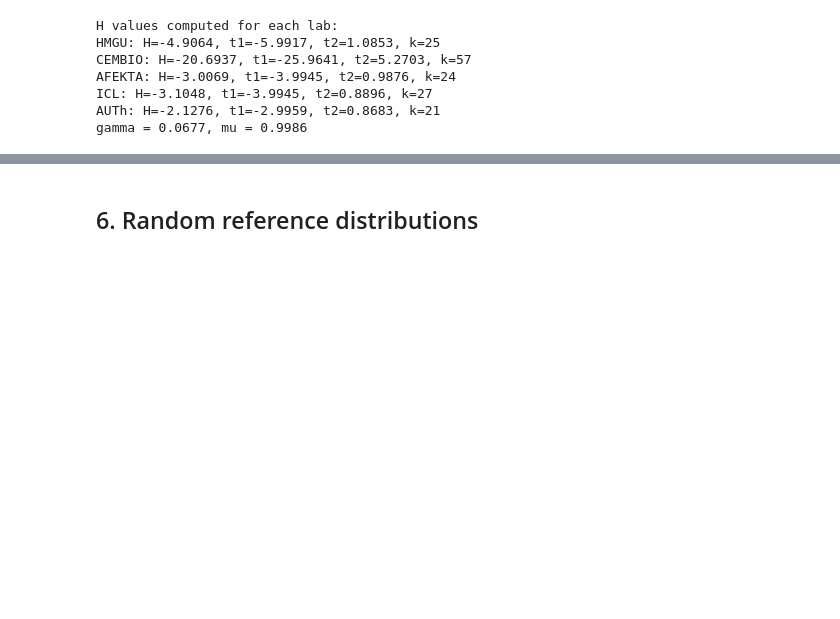
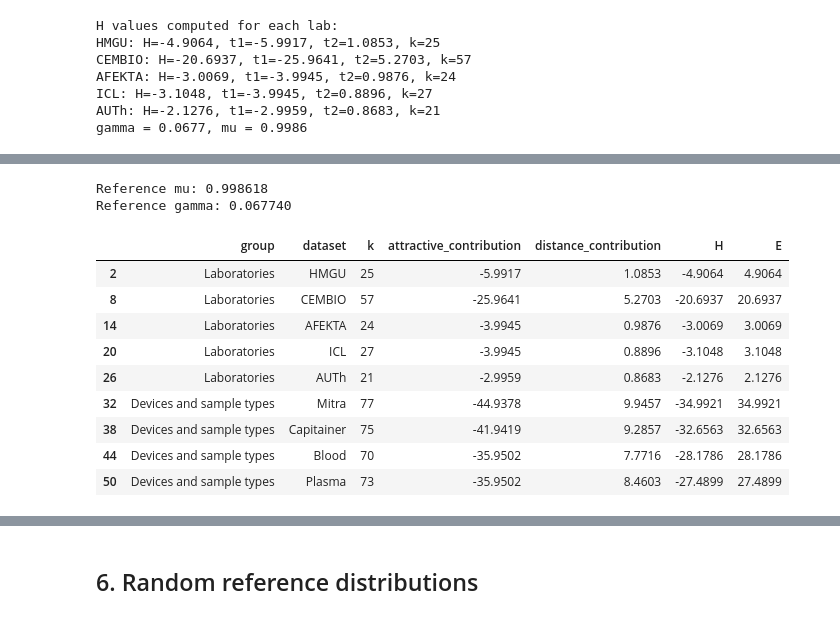
Before and after one commit to SamSaladino/Effective-Topological-Coverage-ETC, a Jupyter notebook: notebooks/02_Daniel_compilation.ipynb, the cells around one changed output, grey strips where cells are left out. Drawn from its saved outputs; the diff is of its cells as text; code cells hidden in the pictures; blank space fills up the shorter version.

```diff
--- a/notebooks/02_Daniel_compilation.ipynb
+++ b/notebooks/02_Daniel_compilation.ipynb
@@ -630,0 +644,79 @@ gamma = 0.0677, mu = 0.9986
+# %%
+robustness_mu = float(H.mu_density_aware(graph))
+robustness_gamma0 = (1.0 - robustness_mu) * 7.0**2
+
+robustness_factors = np.array([
+    0.50, 0.75, 1.00, 1.25, 1.50, 2.00
+])
+
+robustness_datasets = {
+    "Laboratories": lab_indices,
+    "Devices and sample types": device_indices,
+}
+
+sensitivity_rows = []
+
+for group, datasets in robustness_datasets.items():
+    for dataset, indices in datasets.items():
+
+        if len(indices) != len(set(indices)):
+            raise ValueError(f"Duplicate observed-node indices in {dataset}.")
+
+        for factor in robustness_factors:
+            gamma_value = robustness_gamma0 * factor
+
+            # H.compute returns signed, weighted contributions.
+            h_value, attractive, distance_dependent = H.compute(
+                indices,
+                mu=robustness_mu,
+                gamma=gamma_value,
+            )
+
+            if not np.isclose(
+                h_value, attractive + distance_dependent
+            ):
+                raise ValueError(
+                    "Check the contribution definitions returned by H.compute."
+                )
+
+            sensitivity_rows.append({
+                "group": group,
+                "dataset": dataset,
+                "k": len(indices),
+                "gamma_ratio": factor,
+                "gamma": gamma_value,
+                "attractive_contribution": attractive,
+                "distance_contribution": distance_dependent,
+                "H": h_value,
+                "E": abs(h_value),
+            })
+
+gamma_sensitivity = pd.DataFrame(sensitivity_rows)
+
+# Display the reference setting to check against the existing results.
+baseline_sensitivity = gamma_sensitivity.loc[
+    np.isclose(gamma_sensitivity["gamma_ratio"], 1.0),
+    [
+        "group", "dataset", "k",
+        "attractive_contribution", "distance_contribution",
+        "H", "E",
+    ],
+].copy()
+
+print(f"Reference mu: {robustness_mu:.6f}")
+print(f"Reference gamma: {robustness_gamma0:.6f}")
+
+display(baseline_sensitivity.round(4))
+# %% [output]
+Reference mu: 0.998618
+Reference gamma: 0.067740
+|  | group | dataset | k | attractive_contribution | distance_contribution | H | E |
+| 2 | Laboratories | HMGU | 25 | -5.9917 | 1.0853 | -4.9064 | 4.9064 |
+| 8 | Laboratories | CEMBIO | 57 | -25.9641 | 5.2703 | -20.6937 | 20.6937 |
+| 14 | Laboratories | AFEKTA | 24 | -3.9945 | 0.9876 | -3.0069 | 3.0069 |
+| 20 | Laboratories | ICL | 27 | -3.9945 | 0.8896 | -3.1048 | 3.1048 |
+| 26 | Laboratories | AUTh | 21 | -2.9959 | 0.8683 | -2.1276 | 2.1276 |
+| 32 | Devices and sample types | Mitra | 77 | -44.9378 | 9.9457 | -34.9921 | 34.9921 |
+| 38 | Devices and sample types | Capitainer | 75 | -41.9419 | 9.2857 | -32.6563 | 32.6563 |
+| 44 | Devices and sample types | Blood | 70 | -35.9502 | 7.7716 | -28.1786 | 28.1786 |
+| 50 | Devices and sample types | Plasma | 73 | -35.9502 | 8.4603 | -27.4899 | 27.4899 |
```
Also changed, not shown: parts of 11 cells of this notebook.
